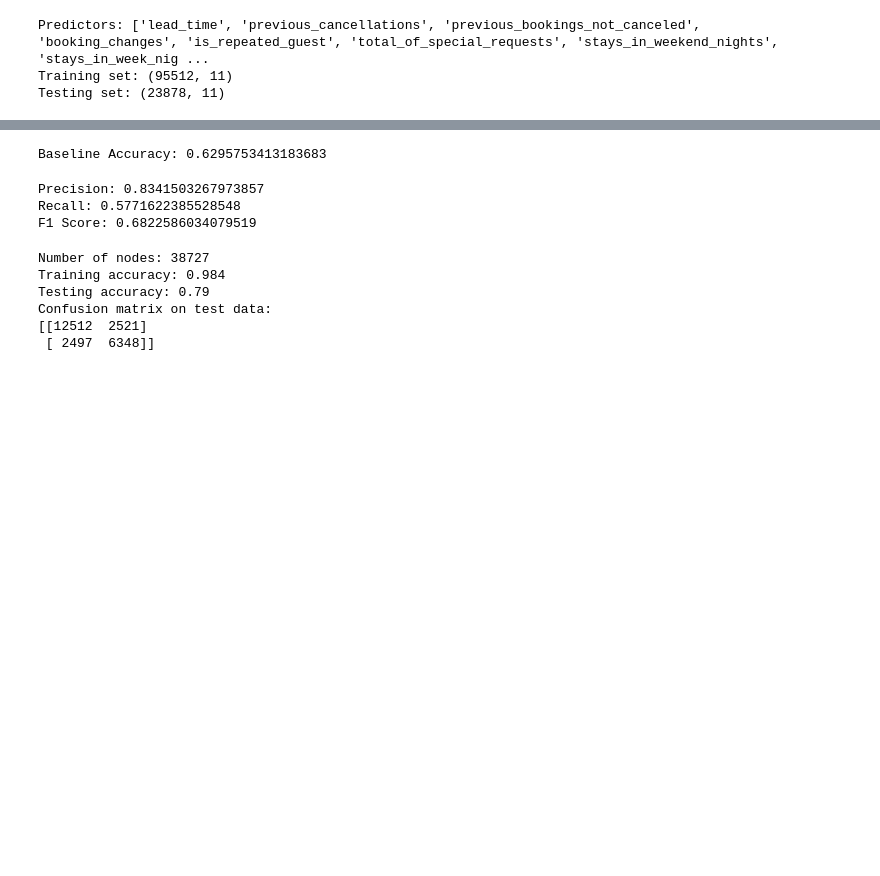
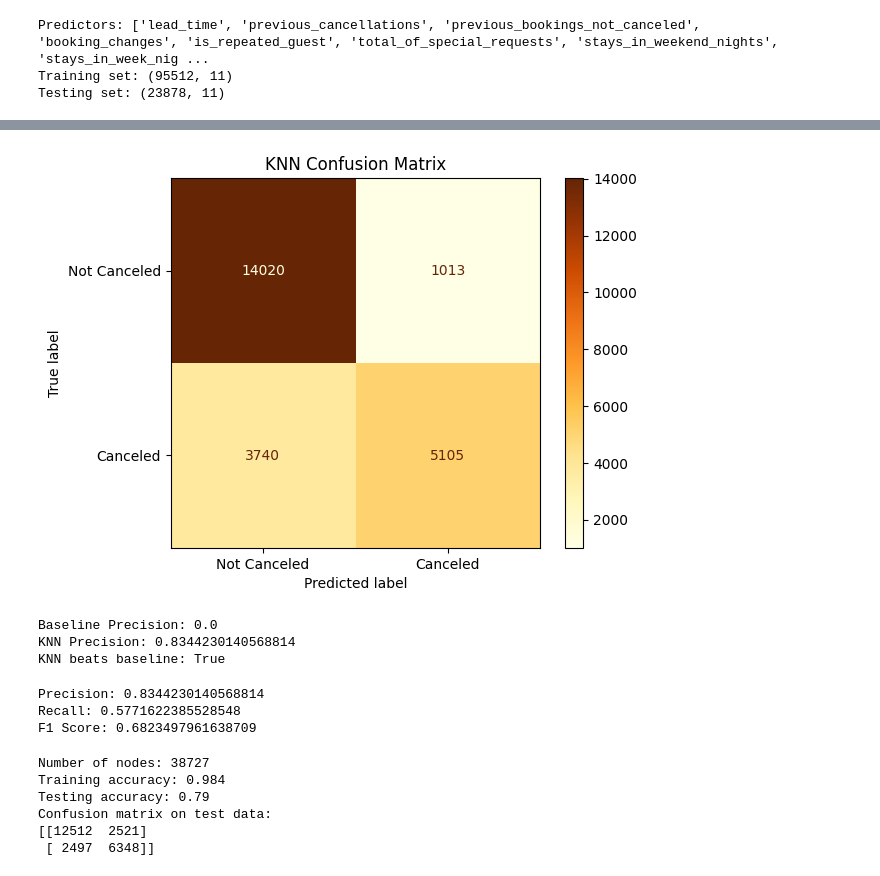
Before and after one commit to sylle321/Hotel_booking, a Jupyter notebook: Predictive.ipynb, the cells around one changed output, grey strips where cells are left out. Drawn from its saved outputs; the diff is of its cells as text; code cells hidden in the pictures; blank space fills up the shorter version.

```diff
--- a/Predictive.ipynb
+++ b/Predictive.ipynb
@@ -25,7 +25,7 @@ from sklearn.metrics import (
     recall_score,
     f1_score
 )
-path = "hotels.csv"
+path = "/content/hotels.csv"
 df = pd.read_csv(path)
 #Shows each columns data type and number of non-null values.
 df.info()
@@ -328,12 +329,42 @@ Confusion Matrix:
  [ 3740  5105]]
-# %%
-baseline_accuracy = y_test.value_counts(normalize=True).max()
-print("Baseline Accuracy:", baseline_accuracy)
-# calculate the baseline accuracy
-# compare with the knn-model accuracy
-# knn-model's accuracy greater than the baseline
-# %% [output]
-Baseline Accuracy: 0.6295753413183683
+# %%
+
+from sklearn.metrics import confusion_matrix, ConfusionMatrixDisplay, precision_score
+
+# 1. Confusion Matrix: compare actual and predicted cancellations
+y_pred = knn.predict(X_test)
+
+ConfusionMatrixDisplay.from_predictions(
+    y_test, y_pred,
+    display_labels=["Not Canceled", "Canceled"],
+    cmap="YlOrBr"
+)
+plt.title("KNN Confusion Matrix")
+plt.show()
+# %% [output]
+[figure, added]
+# %%
+
+# Baseline: always predict the majority class
+majority_class = y_train.mode()[0]
+
+baseline_pred = np.full(len(y_test), majority_class)
+
+baseline_precision = precision_score(
+    y_test, baseline_pred, zero_division=0
+)
+
+knn_precision = precision_score(
+    y_test, y_pred, zero_division=0
+)
+
+print("Baseline Precision:", baseline_precision)
+print("KNN Precision:", knn_precision)
+print("KNN beats baseline:", knn_precision > baseline_precision)
+# %% [output]
+Baseline Precision: 0.0
+KNN Precision: 0.8344230140568814
+KNN beats baseline: True
 # %%
 from sklearn.metrics import precision_score, recall_score, f1_score
 
@@ -345,9 +376,9 @@ print("Precision:", precision)
 print("Recall:", recall)
 print("F1 Score:", f1)
 # %% [output]
-Precision: 0.8341503267973857
+Precision: 0.8344230140568814
 Recall: 0.5771622385528548
-F1 Score: 0.6822586034079519
+F1 Score: 0.6823497961638709
 # %%
 # Create a full tree without limits on depth or leaf size
 full_clf = DecisionTreeClassifier(random_state=0)
```
Also changed, not shown: parts of 5 cells of this notebook.
